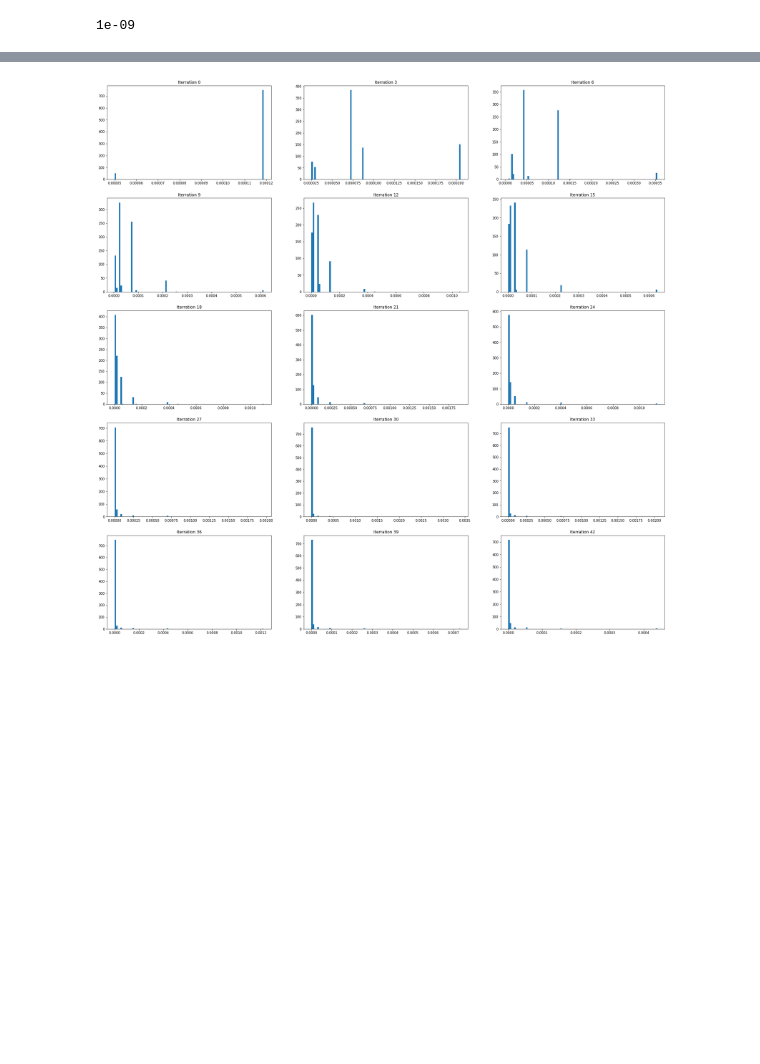
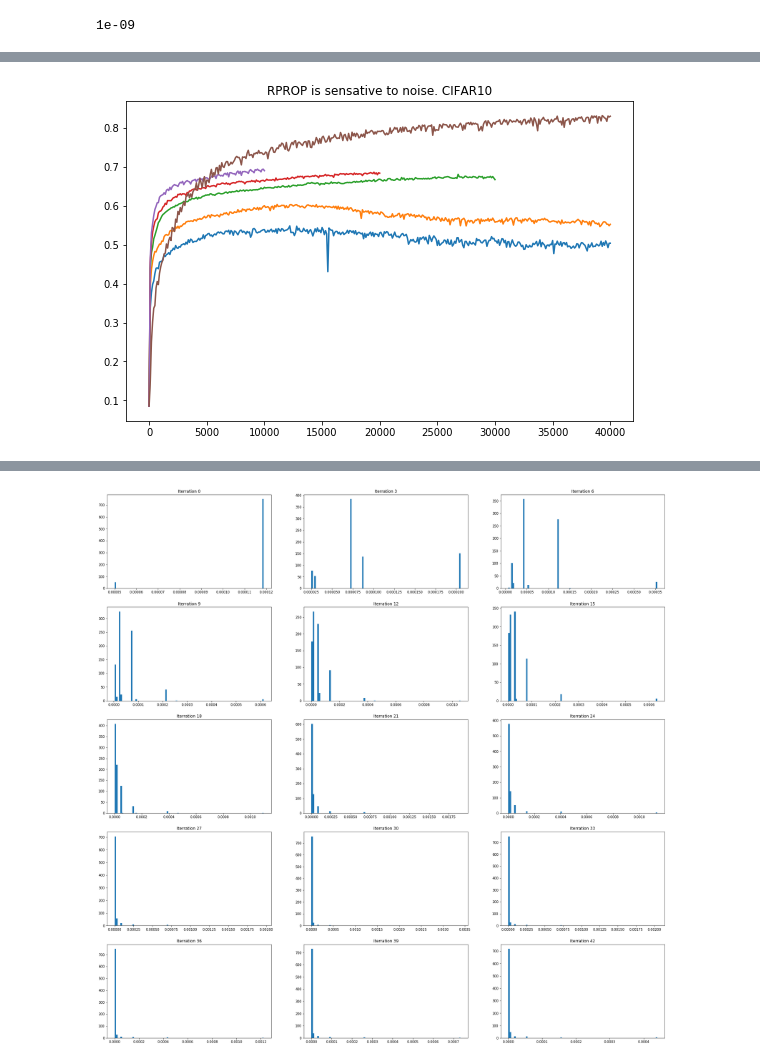
Before and after one commit to zadaianchuk/ProbabilisticRPROP, a Jupyter notebook: experiments.ipynb, the cells around one changed output, grey strips where cells are left out. Cells and saved outputs as stored; diff of their text form; code cells hidden in the pictures; blank space fills up the shorter version.

Commit message:
plot figure 1 for report

```diff
--- a/experiments.ipynb
+++ b/experiments.ipynb
@@ -21,0 +27,32 @@ os.getcwd()
+# %%
+name = "tflogs_for_report/cifar10_3c3d/cifar10_3c3d__RPROP__bs_"
+batch_sizes = [32, 128, 512, 1024, 2048]
+Ns={32:40000,128:40000,512:30000,1024:20000,2048:10000}
+every=100
+ts = {bs: range(0,Ns[bs]+1,every) for bs in batch_sizes}
+fig=plt.figure(figsize=(20,20))
+ax=fig.add_subplot(3,2,1)
+ax.set_title("RPROP is sensative to noise. CIFAR10")
+for bs in batch_sizes:
+    path = name+str(bs)+"__delta_0_1E-04__delta_min_1E-09__delta_max_1E-03__eta_minus_0.83__eta_plus_1.2__N_"+str(Ns[bs])+"__MNS_True__UME_False__seed_42/"
+    for file in os.listdir(path):
+        l=[]
+        event_file_path=os.path.join(path, file)
+        for e in tf.train.summary_iterator(event_file_path):
+            for v in e.summary.value:
+                if v.tag == 'checkpoint_test_acc':
+                    l.append(v.simple_value)
+    line=ax.plot(ts[bs],l,  label="RPROP, batch size=" + str(bs))
+path="tflogs_for_report/cifar10_3c3d/cifar10_3c3d__momentum__bs_128__mu_9.9E-01__lr_1E-04__seed_42/"
+for file in os.listdir(path):
+    l=[]
+    event_file_path=os.path.join(path, file)
+    for e in tf.train.summary_iterator(event_file_path):
+        for v in e.summary.value:
+            if v.tag == 'checkpoint_test_acc':
+                l.append(v.simple_value)
+line=ax.plot(ts[128],l,  label="momentum, batch size=128" + str(bs))
+
+plt.show()
+# %% [output]
+[figure, added]
```
Also changed, not shown: parts of 12 cells of this notebook.
